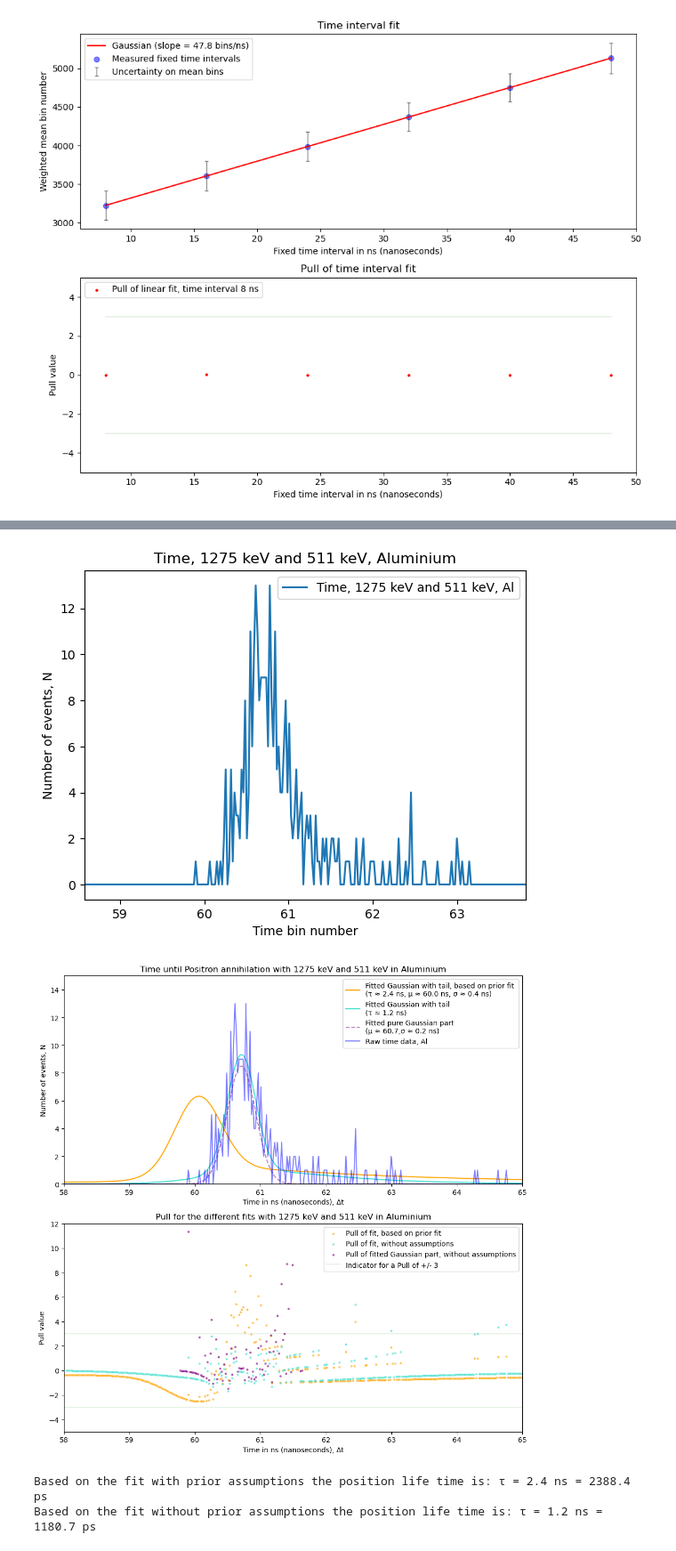
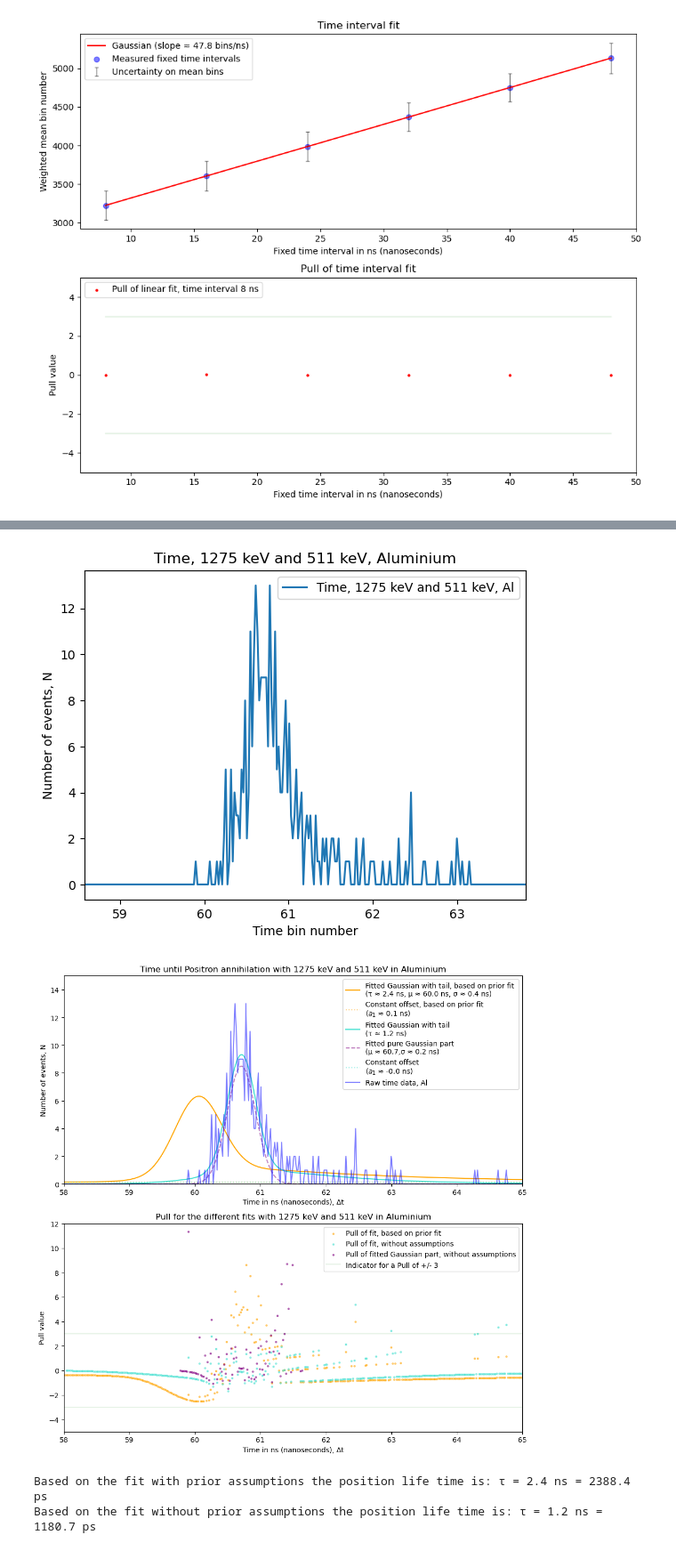
Before and after one commit to Royeth-Boss/KT-1-Lab-Positronium, a Jupyter notebook: Fits_and_plots.ipynb, the cells around one changed output, grey strips where cells are left out. Shown at 89% size. Drawn from its saved outputs; the diff is of its cells as text; code cells hidden in the pictures.

```diff
--- a/Fits_and_plots.ipynb
+++ b/Fits_and_plots.ipynb
@@ -1051,13 +1084,15 @@ Pull_pure_gaussian_1275_511_Al = (data_time_1275_511_gate_al_relevant - pure_gau
 fig, axs = plt.subplots(2, 1, figsize=(10, 10))
 
 # Plot the two fits in the upper plot, as well as only the Gaussian contribution
-axs[0].plot(x_fit_prek, y_fit_prek, label=f"Fitted Gaussian with tail, based on prior fit \n(τ ≈ {tau_1275_511_al_prek:.1f} ns, μ ≈ {mu_both_511_reduced:.1f} ns, σ ≈ {sigma_both_511_reduced:.1f} ns)",
-            color="orange")
+axs[0].plot(x_fit_prek, y_fit_prek, label=f"Fitted Gaussian with tail, based on prior fit \n(τ ≈ {tau_1275_511_al_prek:.1f} ns, μ ≈ {mu_both_511_reduced:.1f} ns, σ ≈ {sigma_both_511_reduced:.1f} ns)", color="orange")
+axs[0].plot(x_fit_prek, offset_both_511_reduced * np.ones(len(x_fit_prek)), label=f"Constant offset, based on prior fit \n" + fr"($a_1$ ≈ {offset_both_511_reduced:.1f} ns)", color="orange", alpha=0.5, linestyle=":")
 
 axs[0].plot(x_fit, y_fit, label=f"Fitted Gaussian with tail \n(τ ≈ {tau_1275_511_al:.1f} ns)", color="turquoise")
 
+
 axs[0].plot(x_fit, gaussian(x_fit, a_2_1275_511_al, mu_1275_511_al, sigma_1275_511_al, offset_1275_511_al),
             label=f"Fitted pure Gaussian part \n(μ ≈ {mu_1275_511_al:.1f},σ ≈ {sigma_1275_511_al:.1f} ns)", color="purple", linestyle="--", alpha=0.5)
+axs[0].plot(x_fit, offset_both_511_reduced * np.ones(len(x_fit)), label=f"Constant offset \n" + fr"($a_1$ ≈ {offset_1275_511_al:.1f} ns)", color="turquoise", alpha=0.5, linestyle=":")
 
 axs[0].plot(x_fit, data_time_1275_511_gate_al_relevant, label="Raw time data, Al", color="blue", alpha=0.5)
 
@@ -1074,34 +1109,34 @@ axs[1].scatter(x_fit_prek, Pull_1275_511_Al_prek, label="Pull of fit, based on p
 axs[1].scatter(x_fit, Pull_1275_511_Al, label="Pull of fit, without assumptions", color="turquoise", s=5, marker='o', alpha=0.5)
 
 axs[1].scatter(x_fit, Pull_pure_gaussian_1275_511_Al, label="Pull of fitted Gaussian part, without assumptions", color="purple", s=5, marker='o', alpha=0.5)
 
 
 axs[1].set_title("Pull for the different fits with 1275 keV and 511 keV in Aluminium")
 axs[1].set_xlabel("Time in ns (nanoseconds), Δt")
 axs[1].set_ylabel("Pull value")
 
 # Create lines in the plot at the y-values 3 and -3
 axs[1].plot(x_fit, np.full_like(x_fit, 3), color="green", alpha=0.1, label="Indicator for a Pull of +/- 3")
 axs[1].plot(x_fit, np.full_like(x_fit, -3), color="green", alpha=0.1)
 
 axs[1].legend(loc='upper right')
 axs[1].set_xlim(58, 65)
 axs[1].set_ylim(-5, 12)
 
 plt.tight_layout()
 
 plt.savefig("Time_1275_511_gate_Al_with fit.png")
 
 plt.show()
 
 plt.close()
 
 print(f"Based on the fit with prior assumptions the position life time is: τ = {tau_1275_511_al_prek:.1f} ns = {tau_1275_511_al_prek * 1000:.1f} ps")
 print(f"Based on the fit without prior assumptions the position life time is: τ = {tau_1275_511_al:.1f} ns = {tau_1275_511_al * 1000:.1f} ps")
 # %% [output]
 [figure]
 [figure]
-[figure, old version]
+[figure, new version]
 Based on the fit with prior assumptions the position life time is: τ = 2.4 ns = 2388.4 ps
 Based on the fit without prior assumptions the position life time is: τ = 1.2 ns = 1180.7 ps
 # %%
```
Also changed, not shown: parts of 3 cells of this notebook, 3 other files.
